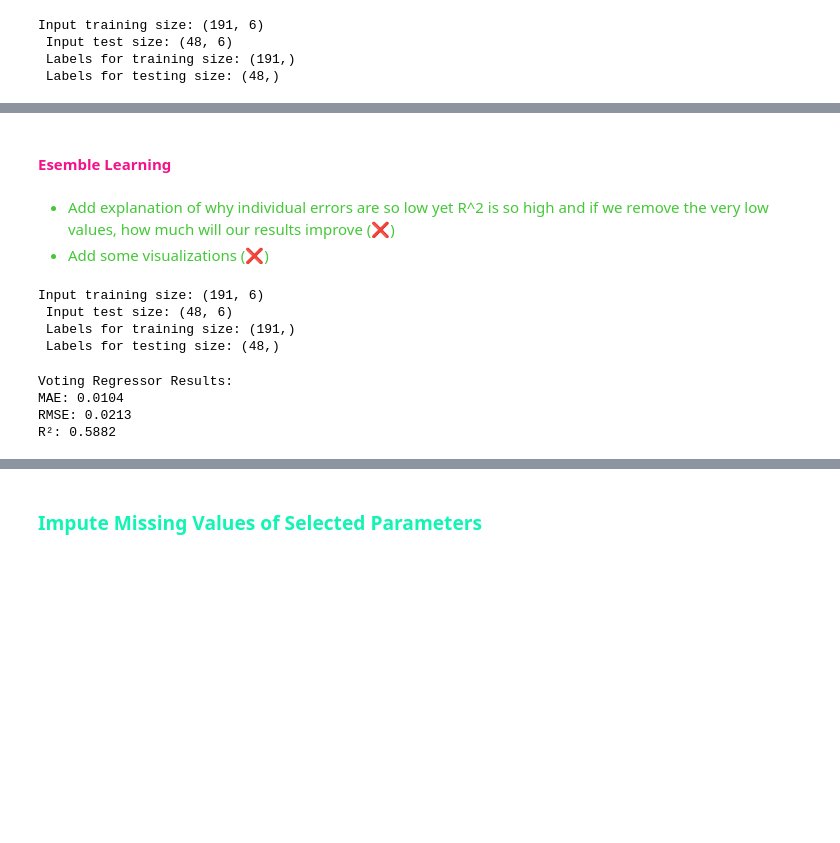
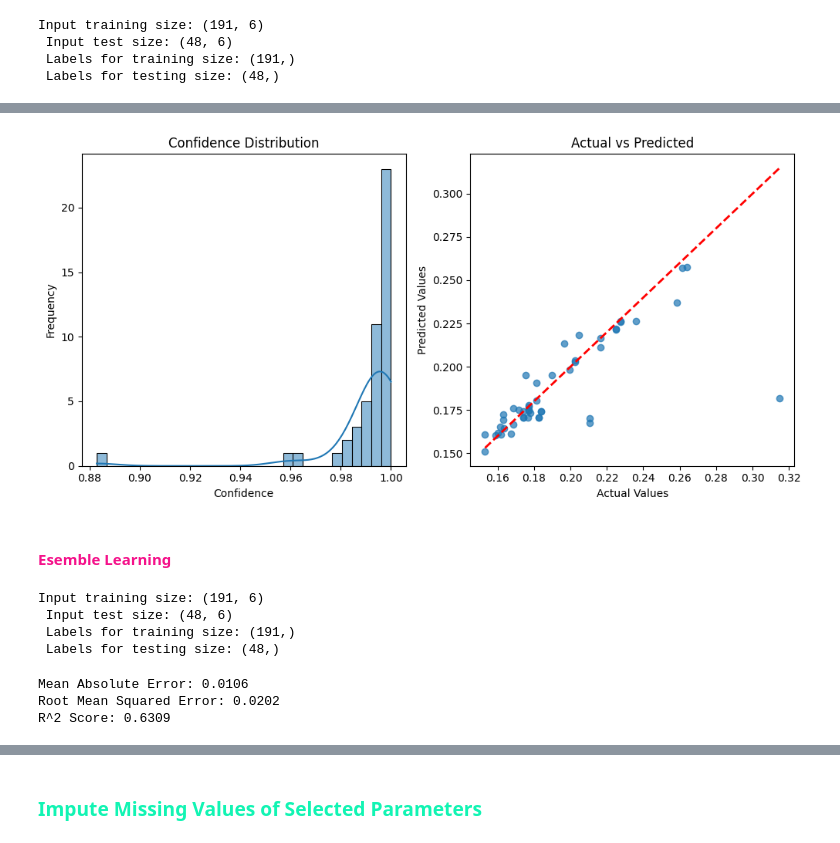
Before and after one commit to stahir01/Master-Thesis, a Jupyter notebook: Master_Thesis_Datasets_NewVersion.ipynb, the cells around one changed output, grey strips where cells are left out. Saved outputs shown, nothing was run; the diff lists cells and outputs as text; code cells hidden in the pictures; blank space fills up the shorter version.

```diff
--- a/Master_Thesis_Datasets_NewVersion.ipynb
+++ b/Master_Thesis_Datasets_NewVersion.ipynb
@@ -3162,0 +3180,3 @@ print(rf_regressor_results_df)
+# %%
+results_df_rf, avg_confidence_rf = evaluate_model_confidence(y_test_original_rf, y_pred_rf)
+results_df_rf
@@ -3163,10 +3207,28 @@ print(rf_regressor_results_df)
+# %%
+# Plotting Confidence Distribution
+plt.figure(figsize=(10, 5))
+plt.subplot(1, 2, 1)
+sns.histplot(results_df_rf['Confidence'], kde=True, bins=30)
+plt.title('Confidence Distribution')
+plt.xlabel('Confidence')
+plt.ylabel('Frequency')
+
+# Plotting Actual vs Predicted
+plt.subplot(1, 2, 2)
+plt.scatter(results_df_rf['Actual'], results_df_rf['Predicted'], alpha=0.7)
+plt.plot([results_df_rf['Actual'].min(), results_df_rf['Actual'].max()],
+         [results_df_rf['Actual'].min(), results_df_rf['Actual'].max()],
+         'r--', lw=2)
+plt.title('Actual vs Predicted')
+plt.xlabel('Actual Values')
+plt.ylabel('Predicted Values')
+
+plt.tight_layout()
+plt.show()
+# %% [output]
+[figure, added]
 # %% [markdown]
 #### <font style="color: #F4128A;"> <strong>Esemble Learning</strong></font>
-# %% [markdown]
-<ul style="color: #44C837;">
-    <li>Add explanation of why individual errors are so low yet R^2 is so high and if we remove the very low values, how much will our results improve (❌)</li>
-    <li> Add some visualizations (❌)</li>
-</ul>
 # %%
 features = ['Takeoff_Thrust_N', 'Thrust_Cruise_N', 'OPR_Sea_lvl', 'BPR', 'Mach_Number', 'Number_of_spools']
 target = 'SFC_Cruise_kg_s_N'
@@ -3181,16 +3243,20 @@ Input training size: (191, 6)
 # Define the individual models
 dt_regressor = DecisionTreeRegressor(random_state=42)
 svr_regressor = SVR(kernel='linear')
+linear_regressor = LinearRegression()
+
 #Also add Logistics Regression
 
 # Fit the individual models
 dt_regressor.fit(X_train, y_train.ravel())
 svr_regressor.fit(X_train, y_train.ravel())
+linear_regressor.fit(X_train, y_train.ravel())
 
 # Create the Voting Regressor
 voting_regressor = VotingRegressor(estimators=[
     ('dt', dt_regressor),
-    ('svr', svr_regressor)
+    ('svr', svr_regressor),
+    ('linear', linear_regressor)
 ])
 
 # Train the Voting Regressor
@@ -3199,21 +3265,9 @@ voting_regressor.fit(X_train, y_train.ravel())
 # Predict on the test set
 y_pred_voting = voting_regressor.predict(X_test).reshape(-1, 1)
 
-# Inverse transform the predictions and actual values
-y_pred_voting = y_scalar_value.inverse_transform(y_pred_voting)
-y_test_original = y_scalar_value.inverse_transform(y_test)
-
-# Calculate metrics
-voting_mae = mean_absolute_error(y_test_original, y_pred_voting)
-voting_rmse = mean_squared_error(y_test_original, y_pred_voting, squared=False)
-voting_r2 = r2_score(y_test_original, y_pred_voting)
-
-print("Voting Regressor Results:")
-print(f"MAE: {voting_mae:.4f}")
-print(f"RMSE: {voting_rmse:.4f}")
-print(f"R²: {voting_r2:.4f}")
+mae_esemble, rmse_esemble, r2_esemble, y_pred_esemble, y_test_original_esemble = evaluate_model(y_test, y_pred_voting, y_scalar_value)
+print(f'Mean Absolute Error: {mae_esemble:.4f}\nRoot Mean Squared Error: {rmse_esemble:.4f}\nR^2 Score: {r2_esemble:.4f}')
 # %% [output]
-Voting Regressor Results:
-MAE: 0.0104
-RMSE: 0.0213
-R²: 0.5882
+Mean Absolute Error: 0.0106
+Root Mean Squared Error: 0.0202
+R^2 Score: 0.6309
```
Also changed, not shown: parts of 23 cells of this notebook, 12 other files.
